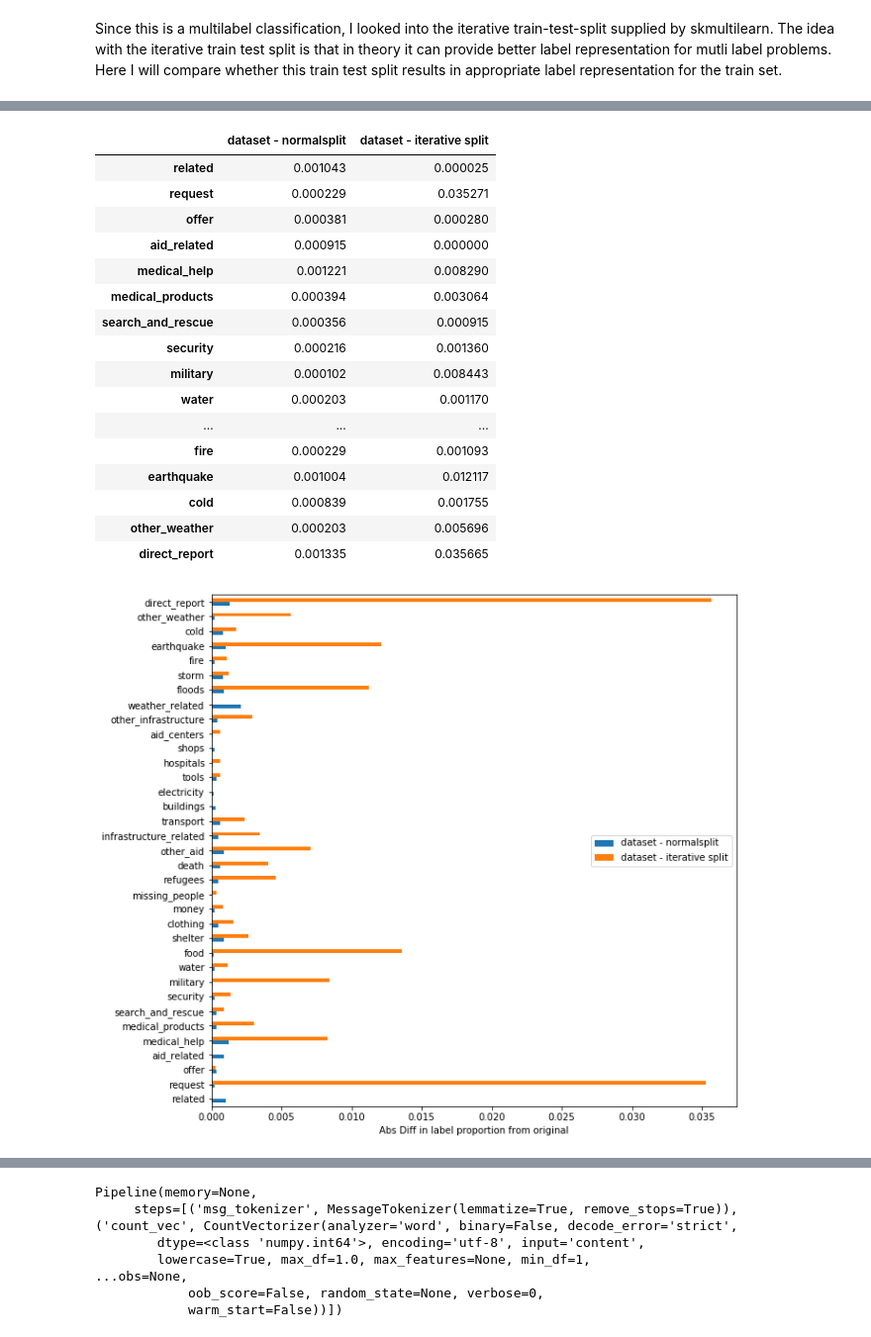
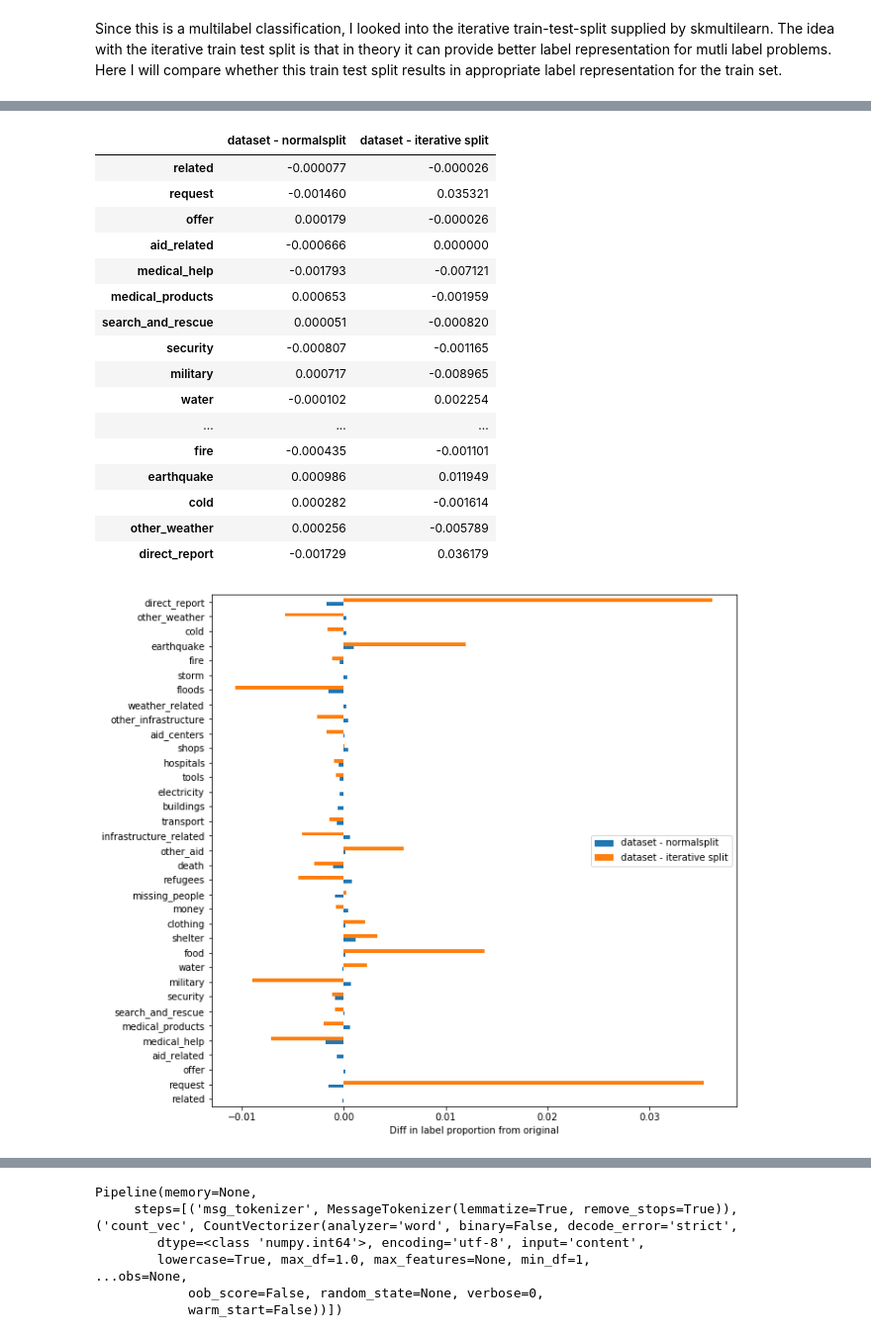
Before and after one commit to jfwilliams92/disaster-response, a Jupyter notebook: disaster_response_pipeline_project/exploration/Disaster Response Modeling.ipynb, the cells around one changed output, grey strips where cells are left out. Shown at 99% size. Saved outputs shown, nothing was run; the diff lists cells and outputs as text; code cells hidden in the pictures.

```diff
--- a/disaster_response_pipeline_project/exploration/Disaster Response Modeling.ipynb
+++ b/disaster_response_pipeline_project/exploration/Disaster Response Modeling.ipynb
@@ -80,9 +61,7 @@ df = pd.read_sql('SELECT * FROM CleanMessages', engine)
 # define variables. X is input, Y is target
 X = df['message']
 Y = df.drop(['id', 'message', 'original', 'genre'], axis=1)
-# %%
-# drop the 'child alone' tag because there are no messages with this tag.
-Y = Y.drop('child_alone', axis=1)
-
-# replace 2's with 1's in the related field
-Y.loc[Y.related == 2, 'related'] = 1
+# %%
+# check to make sure we have at least one instance for each label
+labels_with_no_instance = Y.columns[~(Y == 1).any(axis=0)]
+Y = Y.drop(labels_with_no_instance, axis=1)
@@ -88,0 +113,4 @@ Y.loc[Y.related == 2, 'related'] = 1
+# %%
+index = Y[Y.related == 2].index
+Y = Y.drop(index)
+X = X.drop(index)
@@ -271,34 +306,32 @@ compare
 diff = pd.DataFrame(compare['dataset'] - compare['normal_split'])
 diff.columns = ['dataset - normalsplit']
 diff['dataset - iterative split'] = compare['dataset'] - compare['train_set']
-diff = diff.abs()
-
 diff
 # %% [output]
 |  | dataset - normalsplit | dataset - iterative split |
-| related | 0.001043 | 0.000025 |
-| request | 0.000229 | 0.035271 |
-| offer | 0.000381 | 0.000280 |
-| aid_related | 0.000915 | 0.000000 |
-| medical_help | 0.001221 | 0.008290 |
-| medical_products | 0.000394 | 0.003064 |
-| search_and_rescue | 0.000356 | 0.000915 |
-| security | 0.000216 | 0.001360 |
-| military | 0.000102 | 0.008443 |
-| water | 0.000203 | 0.001170 |
+| related | -0.000077 | -0.000026 |
+| request | -0.001460 | 0.035321 |
+| offer | 0.000179 | -0.000026 |
+| aid_related | -0.000666 | 0.000000 |
+| medical_help | -0.001793 | -0.007121 |
+| medical_products | 0.000653 | -0.001959 |
+| search_and_rescue | 0.000051 | -0.000820 |
+| security | -0.000807 | -0.001165 |
+| military | 0.000717 | -0.008965 |
+| water | -0.000102 | 0.002254 |
 | ... | ... | ... |
-| fire | 0.000229 | 0.001093 |
-| earthquake | 0.001004 | 0.012117 |
-| cold | 0.000839 | 0.001755 |
-| other_weather | 0.000203 | 0.005696 |
-| direct_report | 0.001335 | 0.035665 |
+| fire | -0.000435 | -0.001101 |
+| earthquake | 0.000986 | 0.011949 |
+| cold | 0.000282 | -0.001614 |
+| other_weather | 0.000256 | -0.005789 |
+| direct_report | -0.001729 | 0.036179 |
 # %%
 import matplotlib.pyplot as plt
 
 fig, ax = plt.subplots(1,1, figsize=(10,10))
 diff.plot(kind='barh', ax=ax)
-plt.xlabel('Abs Diff in label proportion from original')
+plt.xlabel('Diff in label proportion from original')
 plt.show()
 # %% [output]
-[figure, old version]
+[figure, new version]
 # %% [markdown]
```
Also changed, not shown: parts of 52 cells of this notebook.
